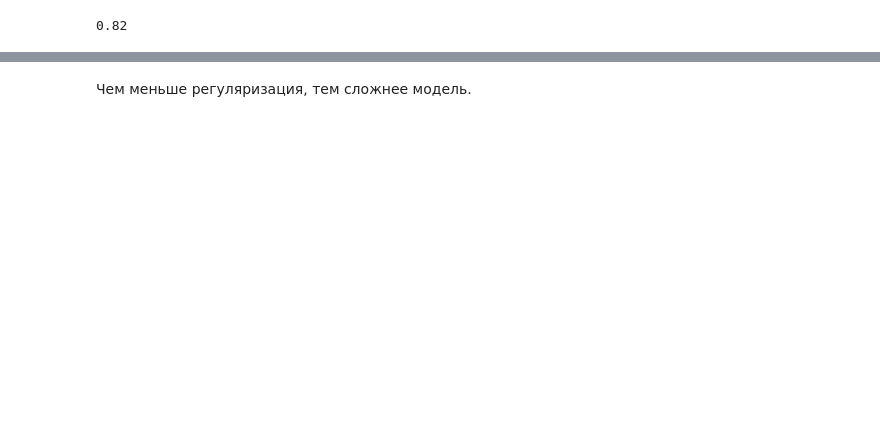
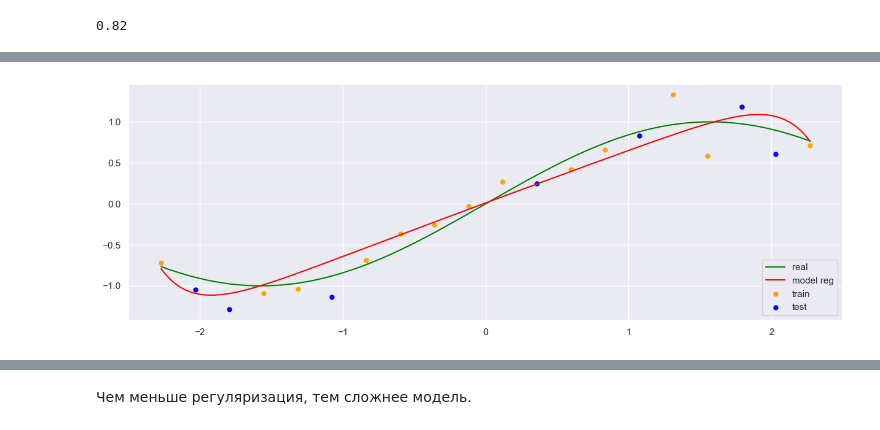
Before and after one commit to TimofeyBelyakov/Machine-learning, a Jupyter notebook: Regularization.ipynb, the cells around one changed output, grey strips where cells are left out. Saved outputs shown, nothing was run; the diff lists cells and outputs as text; code cells hidden in the pictures; blank space fills up the shorter version.

```diff
--- a/Regularization.ipynb
+++ b/Regularization.ipynb
@@ -216,0 +255,14 @@ round(np.linalg.norm(model.weights), 2)
+# %%
+model_x = np.array([real_x ** deg for deg in range(1, degree + 1)]).transpose()
+model_x = (model_x - means) / stds
+model_y = model_x @ model.weights + model.bias
+
+plt.figure(figsize=(15, 5))
+plt.plot(real_x, real_y, c="green", label="real")
+plt.plot(real_x, model_y, c="red", label="model reg")
+plt.scatter(x_train, y_train, linewidths=0.01, c="orange", label="train")
+plt.scatter(x_test, y_test, linewidths=0.01, c="blue", label="test")
+plt.legend(loc="lower right")
+plt.show()
+# %% [output]
+[figure, added]
```
Also changed, not shown: parts of 24 cells of this notebook.
